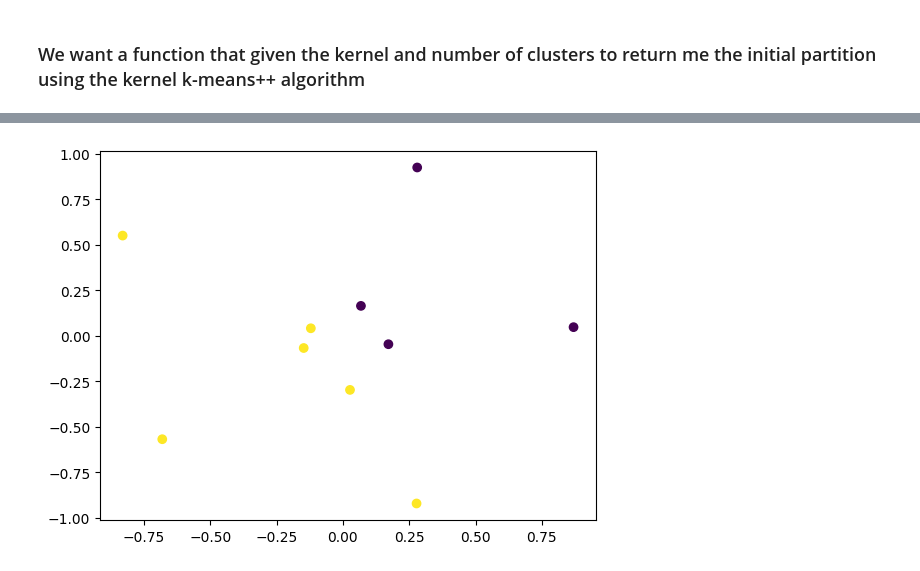
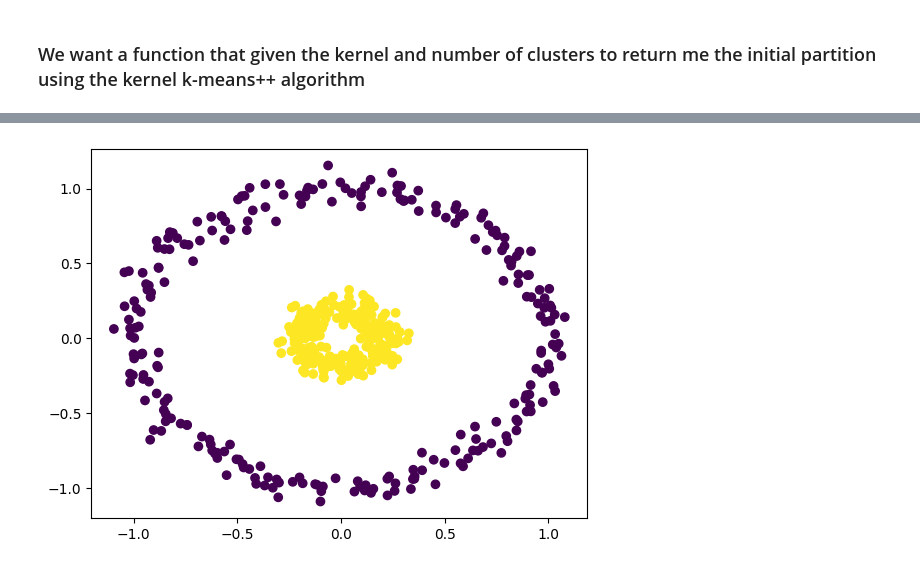
Before and after one commit to gvardakas/global-kernel-k-means-pp, a Jupyter notebook: Kernel k-means.ipynb, the cells around one changed output, grey strips where cells are left out. Cells and saved outputs as stored; diff of their text form; code cells hidden in the pictures.

Commit message:
1st Kernel K-Means Correct Implementation
Its like Niarchou => UNDER CONSTRUCTION!

```diff
--- a/Kernel k-means.ipynb
+++ b/Kernel k-means.ipynb
@@ -13,7 +12,7 @@ import random
 import matplotlib.pyplot as plt
 # %%
 seed = 42
-n_samples = 10
+n_samples = 500
 
 X, y = make_circles(n_samples=n_samples, factor=0.2, noise=0.05, random_state=seed)
 # %%
@@ -31,7 +30,7 @@ plt.scatter(X[:, 0], X[:, 1], c=kmeans.labels_)
 kernel = 'rbf'
 kernel = pairwise_kernels(X, X, metric='rbf', gamma=5)
 # Should find a way to init the fucking centers!
-kernel_kmeans = KernelKMeans(n_clusters=2, n_init=1, kernel='precomputed').fit(kernel)
+kernel_kmeans = KernelKMeans(n_clusters=2, n_init=6, kernel='precomputed').fit(kernel)
 plt.scatter(X[:, 0], X[:, 1], c=kernel_kmeans.labels_)
 plt.show()
 # %% [output]
@@ -87,25 +86,90 @@ def calculate_initial_partition(K, X, kernel_matrix):
             centers_indices.append(select_next_center_index(centers_indices, probabilities))
         else:
             centers_indices.append(get_initial_center_index(X))
-        print(f"\n {i} Center Finding Procedure")
-        print(f"\n centers_indices are: {centers_indices}")
+        #print(f"\n {i} Center Finding Procedure")
+        #print(f"\n centers_indices are: {centers_indices}")
         kernel_distances_between_points = calculate_kernel_distances_between_points(centers_indices[i], centers_indices, X, kernel_matrix, kernel_distances_between_points)
         #print(f"\n new kernel_distances_between_points are: {kernel_distances_between_points}")
         minimum_distances, partition = calculate_minimum_distances_from_centers_and_partition(centers_indices, kernel_distances_between_points)
-        print(f"\n minimum_distances are: {minimum_distances} and partition is: {partition}")
+        #print(f"\n minimum_distances are: {minimum_distances} and partition is: {partition}")
         probabilities = calculate_points_probabilities_to_be_selected(minimum_distances)
         i += 1
 
-    return scale_partition(partition)
+    return centers_indices, partition
 # %%
-def kernel_kmeans_pp(X, K, kernel_matrix, n_init=10):
+def kernel_kmeans(X, n_clusters, initial_partition, kernel='linear', max_iter=300):
+    # Initialize cluster centers using data points corresponding to the initial partition
+    cluster_centers = np.array([X[initial_partition == i].mean(axis=0) for i in range(n_clusters)])
+   #print(f"Data are: {X}")
+   #print(f"Initital Partition is: {initial_partition}")
+   #print(f"points in 0 are: {X[initial_partition == 0]}")
+   #print(f"points in 1 are: {X[initial_partition == 1]}")
+    # Perform Kernel K-means
+    for _ in range(max_iter):
+        # Calculate kernel distances between data points and cluster centers
+        distances = pairwise_kernels(X, cluster_centers, metric=kernel)
+
+        # Assign each data point to the nearest cluster center
+        labels = np.argmin(distances, axis=1)
+
+        # Update cluster centers
+        for i in range(n_clusters):
+            if np.any(labels == i):
+                cluster_centers[i] = X[labels == i].mean(axis=0)
+
+    return labels
+
+import numpy as np
+from sklearn.metrics.pairwise import pairwise_kernels
+
+def find_cluster_indices(array, value):
+    return np.where(np.array(array) == value)[0]
+
+def custom_kernel_kmeans(X, centers_indices, initial_partition, kernel_matrix, max_iter=300, tol=1e-4):
+    n_samples = X.shape[0]
+    n_clusters = len(centers_indices)
+    distances = np.zeros((n_clusters,n_samples))
+   #print(f"\n centers_indices are: {centers_indices}")
+    for iter in range(max_iter):
+        for i in range(n_clusters):
+            cluster_indices = find_cluster_indices(initial_partition, centers_indices[i])
+            n_cluster_samples =  len(cluster_indices)
+            stable_sum = (np.sum(kernel_matrix[k, l] for k in cluster_indices for l in cluster_indices)) / pow(n_cluster_samples, 2)
+           #print(f"\n cluster_indices are: {cluster_indices}")
+            for j in range(n_samples):
+                sample_sum = np.sum(kernel_matrix[j,index] for index in cluster_indices) / n_cluster_samples
+                distances[i,j] = kernel_matrix[j,j] - (2 * sample_sum) + stable_sum
+
+       #print(f"distances are: {distances}")
+        min_values = np.min(distances, axis=0)
+        next_partition = np.argmin(distances, axis=0)
+       #print(f"initial_partition is: {initial_partition}")
+       #print(f"next_partition is: {next_partition}")
+        are_equal = np.array_equal(initial_partition, next_partition)
+        if(are_equal):
+            print(f"\nFinished in {iter} iteration!")
+            return np.unique(next_partition), next_partition
+        else:
+            #print(next_partition)
+            initial_partition = next_partition
+            centers_indices = np.unique(next_partition)
+
+# 6 are good
+def kernel_kmeans_pp(X, K, kernel_matrix, n_init=6):
     for i in range(n_init):
-
-        print(f"\n Start: {i}")
-        partition = calculate_initial_partition(K, X, kernel_matrix)
+        #print(f"\n Start: {i}")
+        centers_indices, partition = calculate_initial_partition(K, X, kernel_matrix)
+        #plt.scatter(X[:, 0], X[:, 1], c = partition)
+        #plt.show()
+        # Run kernel K-means with initial partition
+        #cluster_assignments = kernel_kmeans(X, n_clusters=2, initial_partition=partition, kernel='rbf')
+        centers_indices, partition = custom_kernel_kmeans(X, centers_indices, initial_partition = partition, kernel_matrix=kernel_matrix, max_iter=300, tol=1e-4)
         plt.scatter(X[:, 0], X[:, 1], c = partition)
         plt.show()
-        print(f"\n End: {i}")
+        #plt.disconnect()
+        #print("Cluster assignments:", cluster_assignments)
+        #print(f"\n End: {i}")
+
 K = 2
 gaussian_kernel_matrix = pairwise_kernels(X, X, metric='rbf', gamma=5)
 kernel_matrix = gaussian_kernel_matrix
@@ -183 +185 @@ kernel_kmeans_pp(X, 2, kernel_matrix)
-[figure, old version]
+[figure, new version]
```
Also changed, not shown: parts of 5 cells of this notebook.
